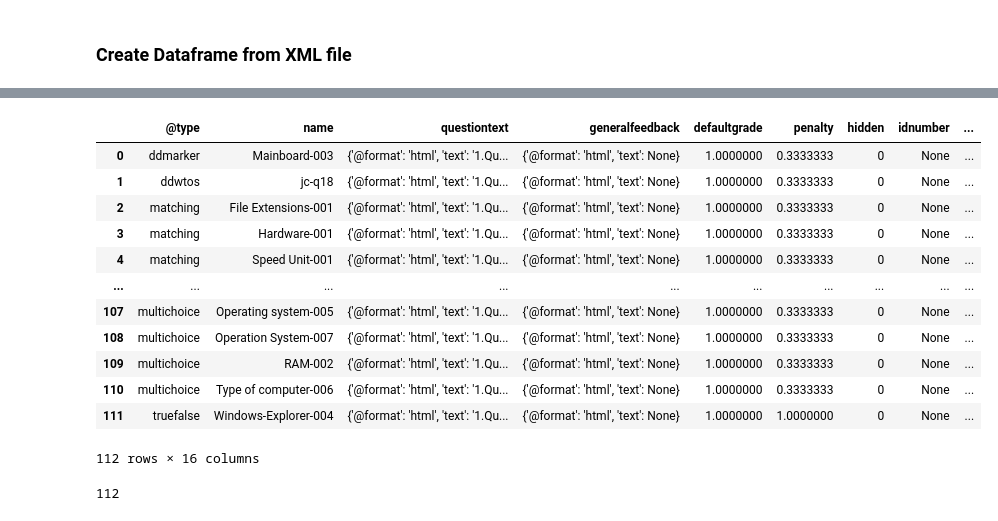
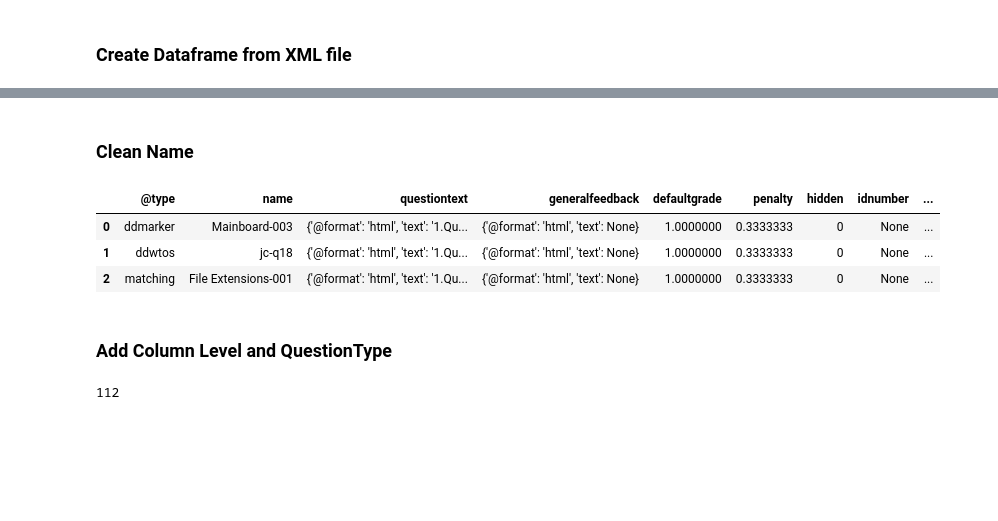
Before and after one commit to Sophal24/DSE_analysis_ds_2023, a Jupyter notebook: 5_question_difficult_level.ipynb, the cells around one changed output, grey strips where cells are left out. Saved outputs shown, nothing was run; the diff lists cells and outputs as text; code cells hidden in the pictures; blank space fills up the shorter version.

```diff
--- a/5_question_difficult_level.ipynb
+++ b/5_question_difficult_level.ipynb
@@ -59,24 +172,19 @@ subject_xml1_df
+# %% [markdown]
+### Clean Name
 # %%
 names = []
 for i in range(len(subject_xml1_df)):
     names.append(subject_xml1_df['name'][i]['text'])
 
 subject_xml1_df['name'] = names
-subject_xml1_df
+subject_xml1_df.head(3)
 # %% [output]
 |  | @type | name | questiontext | generalfeedback | defaultgrade | penalty | hidden | idnumber | ... |
 | 0 | ddmarker | Mainboard-003 | {'@format': 'html', 'text': '1.Qu... | {'@format': 'html', 'text': None} | 1.0000000 | 0.3333333 | 0 | None | ... |
 | 1 | ddwtos | jc-q18 | {'@format': 'html', 'text': '1.Qu... | {'@format': 'html', 'text': None} | 1.0000000 | 0.3333333 | 0 | None | ... |
 | 2 | matching | File Extensions-001 | {'@format': 'html', 'text': '1.Qu... | {'@format': 'html', 'text': None} | 1.0000000 | 0.3333333 | 0 | None | ... |
-| 3 | matching | Hardware-001 | {'@format': 'html', 'text': '1.Qu... | {'@format': 'html', 'text': None} | 1.0000000 | 0.3333333 | 0 | None | ... |
-| 4 | matching | Speed Unit-001 | {'@format': 'html', 'text': '1.Qu... | {'@format': 'html', 'text': None} | 1.0000000 | 0.3333333 | 0 | None | ... |
-| ... | ... | ... | ... | ... | ... | ... | ... | ... | ... |
-| 107 | multichoice | Operating system-005 | {'@format': 'html', 'text': '1.Qu... | {'@format': 'html', 'text': None} | 1.0000000 | 0.3333333 | 0 | None | ... |
-| 108 | multichoice | Operation System-007 | {'@format': 'html', 'text': '1.Qu... | {'@format': 'html', 'text': None} | 1.0000000 | 0.3333333 | 0 | None | ... |
-| 109 | multichoice | RAM-002 | {'@format': 'html', 'text': '1.Qu... | {'@format': 'html', 'text': None} | 1.0000000 | 0.3333333 | 0 | None | ... |
-| 110 | multichoice | Type of computer-006 | {'@format': 'html', 'text': '1.Qu... | {'@format': 'html', 'text': None} | 1.0000000 | 0.3333333 | 0 | None | ... |
-| 111 | truefalse | Windows-Explorer-004 | {'@format': 'html', 'text': '1.Qu... | {'@format': 'html', 'text': None} | 1.0000000 | 1.0000000 | 0 | None | ... |
-112 rows × 16 columns
+# %% [markdown]
+### Add Column Level and QuestionType
 # %%
 level = []
 q_type = []
```
Also changed, not shown: parts of 14 cells of this notebook.
